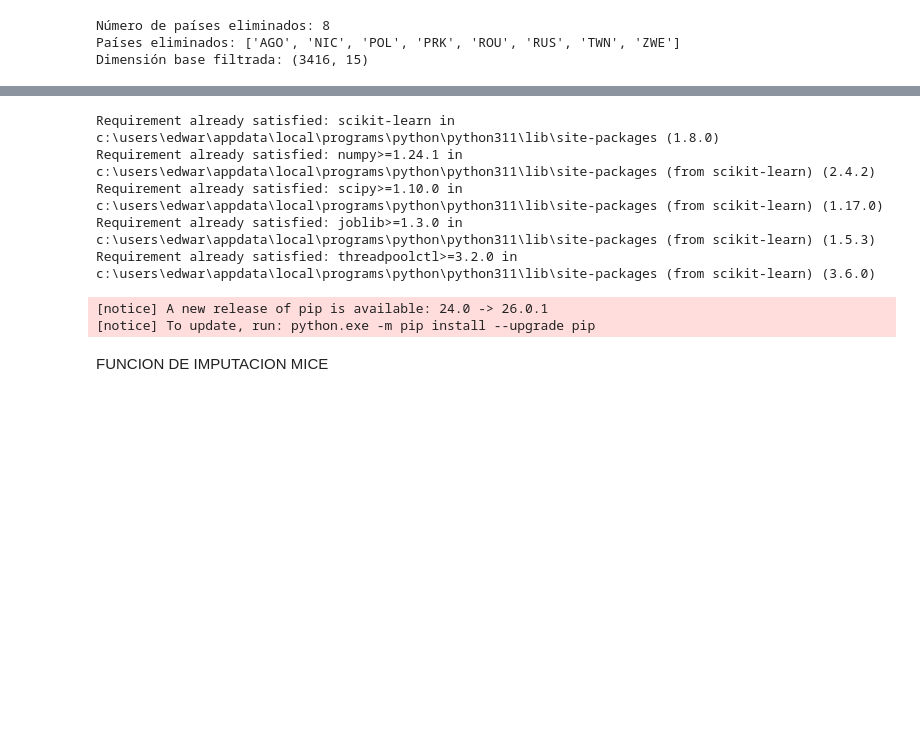
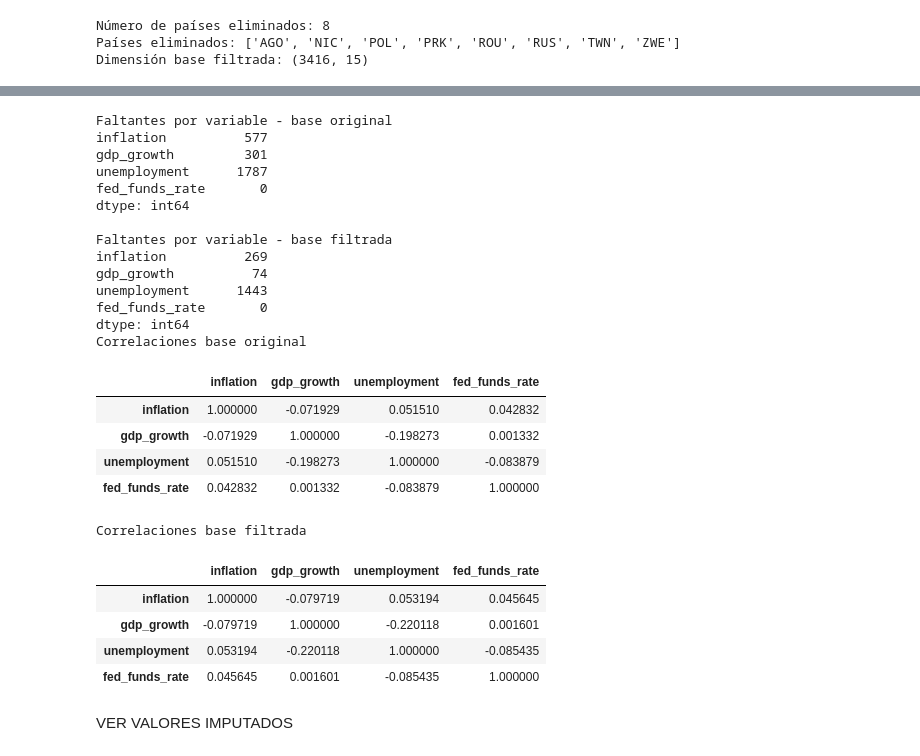
Before and after one commit to jpablovargas340/Repositorio_APIS, a Jupyter notebook: notebooks/analisis_exploratorio.ipynb, the cells around one changed output, grey strips where cells are left out. Drawn from its saved outputs; the diff is of its cells as text; code cells hidden in the pictures; blank space fills up the shorter version.

```diff
--- a/notebooks/analisis_exploratorio.ipynb
+++ b/notebooks/analisis_exploratorio.ipynb
@@ -185,14 +80,39 @@ Name: count, dtype: int64
 # %%
-# -----------------------------
-# 4. Instalar / importar sklearn
-# -----------------------------
-!{sys.executable} -m pip install scikit-learn
+print("Faltantes por variable - base original")
+print(df[study_vars].isnull().sum())
+
+print("\nFaltantes por variable - base filtrada")
+print(df_filtered[study_vars].isnull().sum())
+
+print("Correlaciones base original")
+display(df[study_vars].corr(numeric_only=True))
+
+print("Correlaciones base filtrada")
+display(df_filtered[study_vars].corr(numeric_only=True))
 # %% [output]
-Requirement already satisfied: scikit-learn in c:\users\edwar\appdata\local\programs\python\python311\lib\site-packages (1.8.0)
-Requirement already satisfied: numpy>=1.24.1 in c:\users\edwar\appdata\local\programs\python\python311\lib\site-packages (from scikit-learn) (2.4.2)
-Requirement already satisfied: scipy>=1.10.0 in c:\users\edwar\appdata\local\programs\python\python311\lib\site-packages (from scikit-learn) (1.17.0)
-Requirement already satisfied: joblib>=1.3.0 in c:\users\edwar\appdata\local\programs\python\python311\lib\site-packages (from scikit-learn) (1.5.3)
-Requirement already satisfied: threadpoolctl>=3.2.0 in c:\users\edwar\appdata\local\programs\python\python311\lib\site-packages (from scikit-learn) (3.6.0)
+Faltantes por variable - base original
+inflation          577
+gdp_growth         301
+unemployment      1787
+fed_funds_rate       0
+dtype: int64
+
+Faltantes por variable - base filtrada
+inflation          269
+gdp_growth          74
+unemployment      1443
+fed_funds_rate       0
+dtype: int64
+Correlaciones base original
+|  | inflation | gdp_growth | unemployment | fed_funds_rate |
+| inflation | 1.000000 | -0.071929 | 0.051510 | 0.042832 |
+| gdp_growth | -0.071929 | 1.000000 | -0.198273 | 0.001332 |
+| unemployment | 0.051510 | -0.198273 | 1.000000 | -0.083879 |
+| fed_funds_rate | 0.042832 | 0.001332 | -0.083879 | 1.000000 |
-[notice] A new release of pip is available: 24.0 -> 26.0.1
-[notice] To update, run: python.exe -m pip install --upgrade pip
+Correlaciones base filtrada
+|  | inflation | gdp_growth | unemployment | fed_funds_rate |
+| inflation | 1.000000 | -0.079719 | 0.053194 | 0.045645 |
+| gdp_growth | -0.079719 | 1.000000 | -0.220118 | 0.001601 |
+| unemployment | 0.053194 | -0.220118 | 1.000000 | -0.085435 |
+| fed_funds_rate | 0.045645 | 0.001601 | -0.085435 | 1.000000 |
 # %%
@@ -201,2 +128,2 @@ from sklearn.impute import IterativeImputer
 # %% [markdown]
-FUNCION DE IMPUTACION MICE
+VER VALORES IMPUTADOS
```
Also changed, not shown: parts of 19 cells of this notebook.
